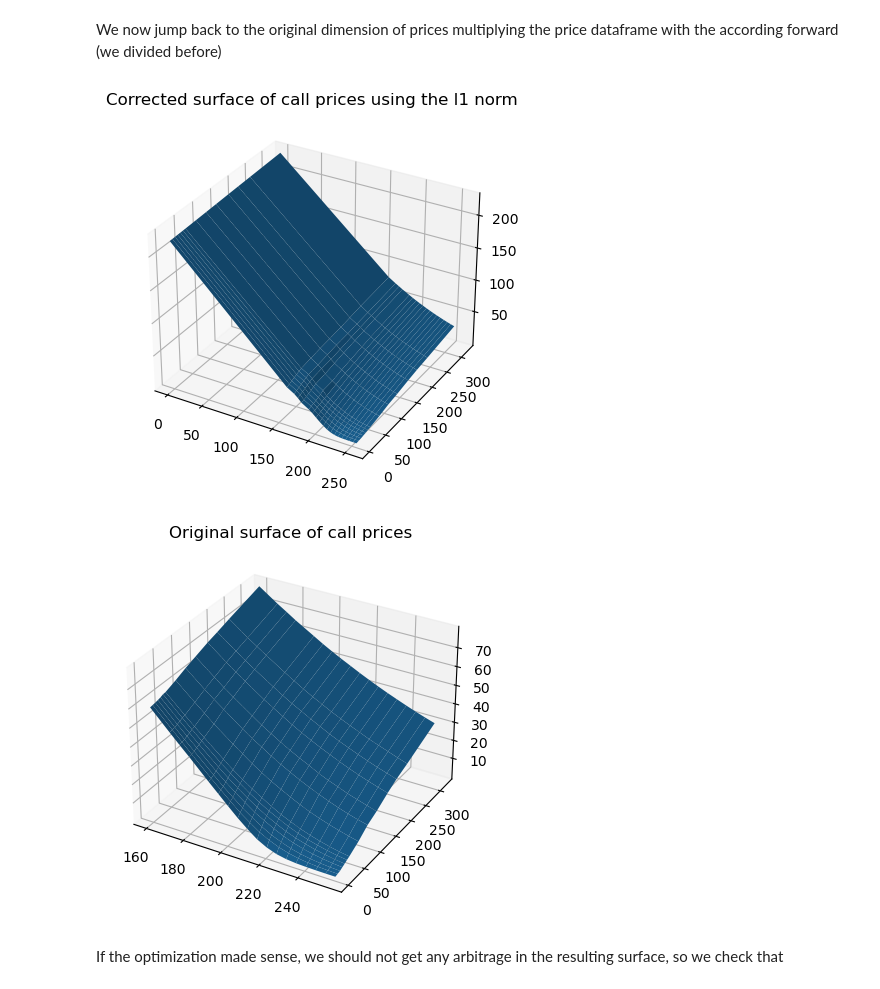
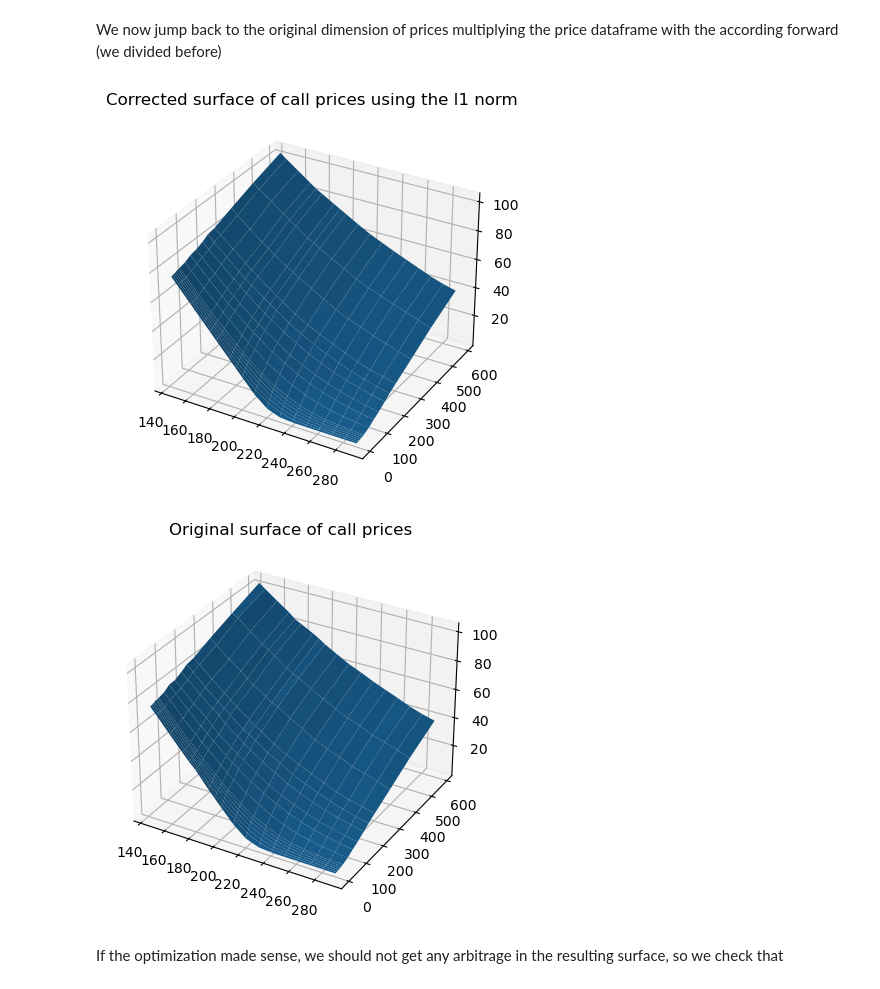
Before and after one commit to FelEych/Arbitrage_Removing_in_Call_Prices, a Jupyter notebook: Arbitrage_Removing.ipynb, the cells around one changed output. Cells and saved outputs as stored; diff of their text form; code cells hidden in the pictures.

```diff
--- a/Arbitrage_Removing.ipynb
+++ b/Arbitrage_Removing.ipynb
@@ -812,13 +635,2 @@ for i1 in range(m):
 # %% [markdown]
 We can now move to constraint 5
-# %%
-for i_star in range(m):
-        for j_star in range(n):
-            for i in range(i_star+1,m):
-                for j in range(n):
-                    if strikes_norm.iloc[i_star,j_star]<strikes_norm.iloc[i,j+1]<strikes_norm.iloc[i_star,j_star+1]:
-                        row=[0]*N
-                        row[i_star*n + j_star]=-1
-                        row[i*n + j]=1
-                        A.append(row)
-                        b.append(0)
@@ -892,11 +660,11 @@ for key in dictio6a1.keys():
     if key[1]!=n-1:
         list_strikes=dictio6a1[key]
         for x in list_strikes:
-            den_i_j=1/(strikes_norm.iloc[x]-strikes_norm.iloc[key])
-            den_is_js_p1=1/(strikes_norm.iloc[key]-strikes_norm.iloc[key[0],key[1]+1])
-            A6a1[count,key[0]*n+ key[1]]=den_i_j + den_is_js_p1
-            A6a1[count,x[0]*n+ x[1]]=-den_i_j
-            A6a1[count,key[0]*n+ key[1]+1]=-den_is_js_p1
+            den_i_j=1/(strikes_norm.iloc[key]-strikes_norm.iloc[x])
+            den_is_js_p1=1/(strikes_norm.iloc[key[0],key[1]+1]-strikes_norm.iloc[key])
+            A6a1[count,key[0]*n+ key[1]]=-(den_i_j + den_is_js_p1)
+            A6a1[count,x[0]*n+ x[1]]=den_i_j
+            A6a1[count,key[0]*n+ key[1]+1]=den_is_js_p1
             count+=1
 sa2=sum(len(dictio6a1[key]) for key in dictio6a1.keys() if key[1]>1)
 A6a2=np.zeros((sa2,N))
@@ -905,11 +673,11 @@ for key in dictio6a1.keys():
     if key[1]>1:
         list_strikes=dictio6a1[key]
         for x in list_strikes:
-            den_i_j=1/(strikes_norm.iloc[key[0],key[1]-2]-strikes_norm.iloc[key[0],key[1]-1])
             den_is_js_m1=1/(strikes_norm.iloc[key[0],key[1]-1]-strikes_norm.iloc[x])
-            A6a2[count,key[0]*n+ key[1]-1]=den_i_j + den_is_js_p1
-            A6a2[count,key[0]*n+ key[1]-2]=-den_i_j
-            A6a2[count,x[0]*n+ x[1]]=-den_is_js_p1
+            den_is_js_m2=1/(strikes_norm.iloc[key[0],key[1]-1]-strikes_norm.iloc[key[0],key[1]-2])
+            A6a2[count,key[0]*n+ key[1]-1]=den_is_js_m1 - den_is_js_m2
+            A6a2[count,key[0]*n+ key[1]-2]=den_is_js_m2
+            A6a2[count,x[0]*n+ x[1]]=-den_is_js_m1
             count+=1
 sa3=sum(len(dictio6a2[key]) for key in dictio6a2.keys())
 A6a3=np.zeros((sa3,N))
@@ -980,10 +710,10 @@ for key in dictio6a1.keys():
         list_strikes2=dictioI3[key]
         for x in list_strikes1:
             for y in list_strikes2:
-                den_i1_j1=1/(strikes_norm.iloc[x]-strikes_norm.iloc[key])
+                den_i1_j1=1/(strikes_norm.iloc[key]-strikes_norm.iloc[x])
                 den_i2_j2=1/(strikes_norm.iloc[key]-strikes_norm.iloc[y])
-                A6b1[count,key[0]*n+ key[1]]=den_i1_j1 + den_i2_j2
-                A6b1[count,x[0]*n+ x[1]]=-den_i1_j1
+                A6b1[count,key[0]*n+ key[1]]=-den_i1_j1 + den_i2_j2
+                A6b1[count,x[0]*n+ x[1]]=den_i1_j1
                 A6b1[count,y[0]*n+ y[1]]=-den_i2_j2
                 count+=1
 
@@ -1045,7 +771,7 @@ def l1(mat_A, vec_b, C, solver='glpk'):
     """
 
     n_quote = mat_A.shape[1]
-    MAX_ATTEMPTS = 3  # max number of attempts to solve the optimisation
+    MAX_ATTEMPTS = 8  # max number of attempts to solve the optimisation
     sol = []
 
     # Construct required quantities for the LP
@@ -1153,27 +878,27 @@ new_prices_or=new_prices.apply(lambda x: x/D(x.index)*S, axis=0)
 # %%
 from mpl_toolkits.mplot3d import Axes3D
 fig = plt.figure()
 ax = fig.add_subplot(projection='3d')
 ax.set_title('Corrected surface of call prices using the l1 norm')
 YY = new_prices_or.index
-XX = new_prices_or.columns
+XX = new_prices_or.columns[1:]
 XX, YY = np.meshgrid(XX, YY)
-ZZ = new_prices_or.values
+ZZ = new_prices_or.iloc[:,1:].values
 surf = ax.plot_surface(XX, YY, ZZ, rstride=1, cstride=1)
 plt.show()
 
 fig = plt.figure()
 ax = fig.add_subplot(projection='3d')
 ax.set_title('Original surface of call prices')
 YY = option_prices.index
 XX = option_prices.columns
 XX, YY = np.meshgrid(XX, YY)
 ZZ = option_prices.values
 surf = ax.plot_surface(XX, YY, ZZ, rstride=1, cstride=1)
 plt.show()
 # %% [output]
-[figure, old version]
+[figure, new version]
-[figure, old version]
+[figure, new version]
 # %% [markdown]
 If the optimization made sense, we should not get any arbitrage in the resulting surface, so we check that
 # %%
```
Also changed, not shown: parts of 59 cells of this notebook.
